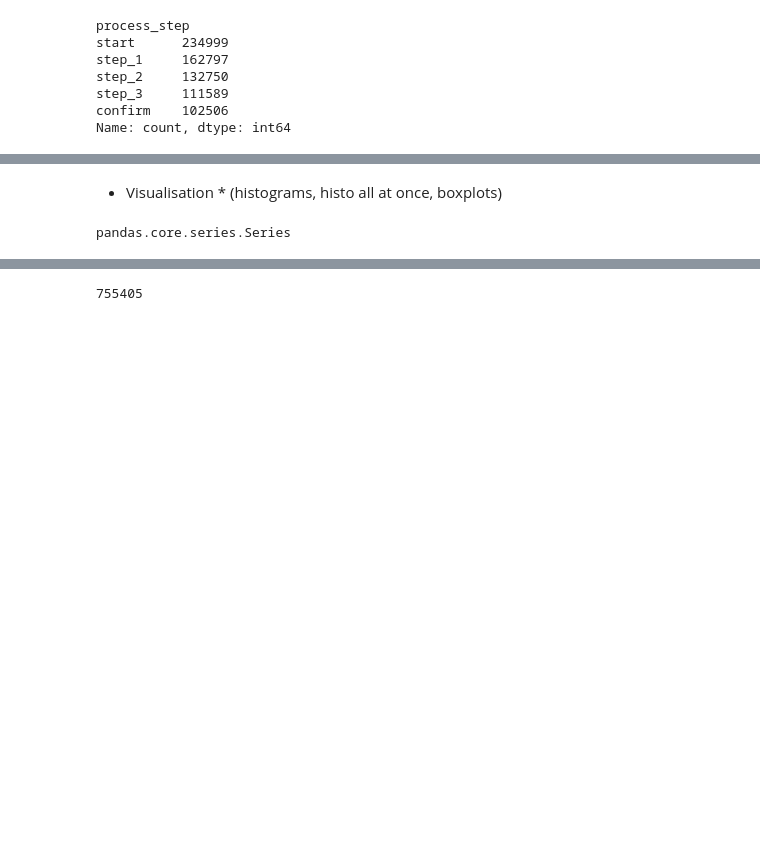
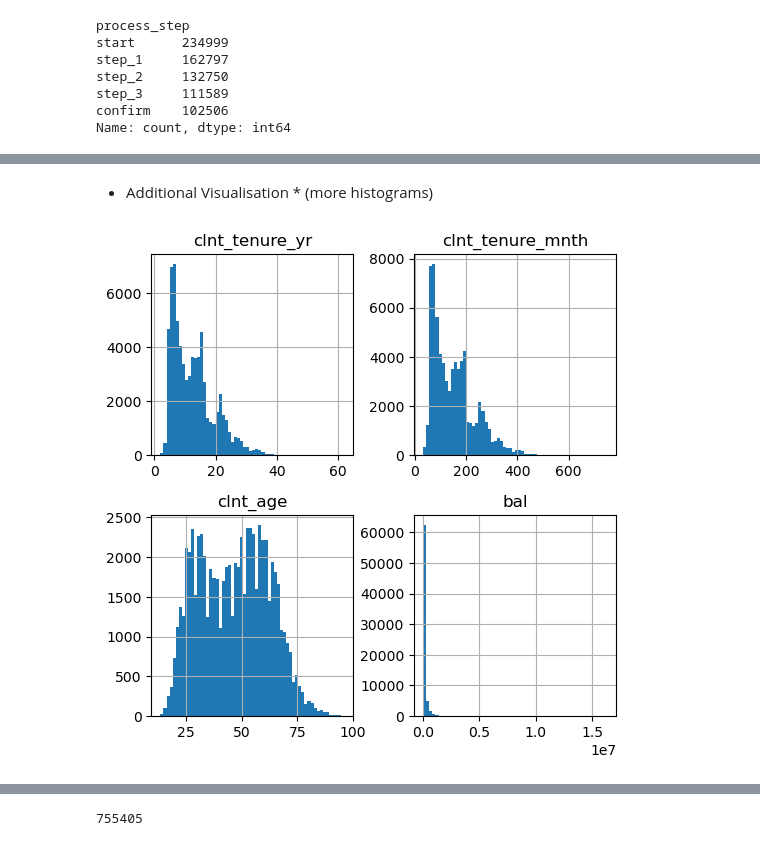
Before and after one commit to javierpeyriere/vanguard-ab-test, a Jupyter notebook: notebooks/vanguard-ab-test-work.ipynb, the cells around one changed output, grey strips where cells are left out. Cells and saved outputs as stored; diff of their text form; code cells hidden in the pictures; blank space fills up the shorter version.

```diff
--- a/notebooks/vanguard-ab-test-work.ipynb
+++ b/notebooks/vanguard-ab-test-work.ipynb
@@ -241,2 +377,7 @@ Name: count, dtype: int64
 # %% [markdown]
-* Visualisation * (histograms, histo all at once, boxplots)
+* Additional Visualisation * (more histograms)
+# %%
+# Creating histograms for each numerical column in 'df1 numerical'
+df1[numerical_df1].hist(figsize=(6, 6), bins=60, xlabelsize=10, ylabelsize=10); # makes it automatically to fit the figure!
+# %% [output]
+[figure, added]
@@ -243,5 +386,4 @@ Name: count, dtype: int64
 # %%
-type(df1['clnt_age'].value_counts(normalize=True))
+# client_id	visitor_id	visit_id	process_step	date_time
+categorical_df2= ['process_step'] # removed ['visitor_id', 'visit_id'] and client_id
-# %% [output]
-pandas.core.series.Series
 # %%
```
Also changed, not shown: parts of 26 cells of this notebook.
